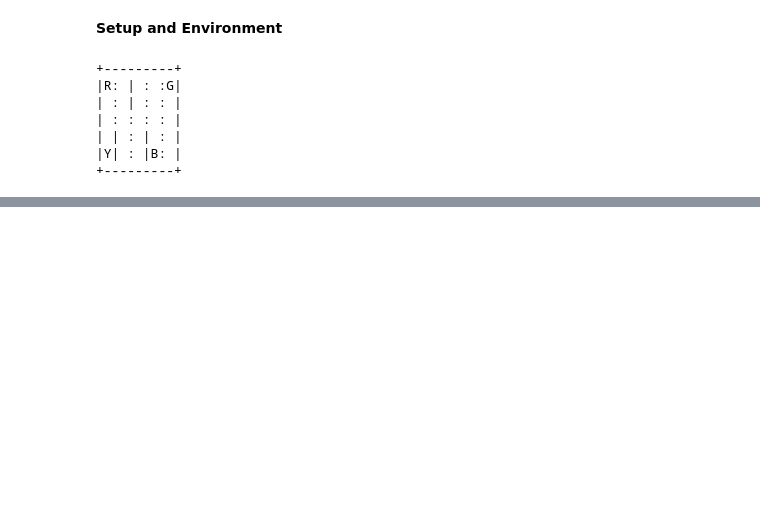
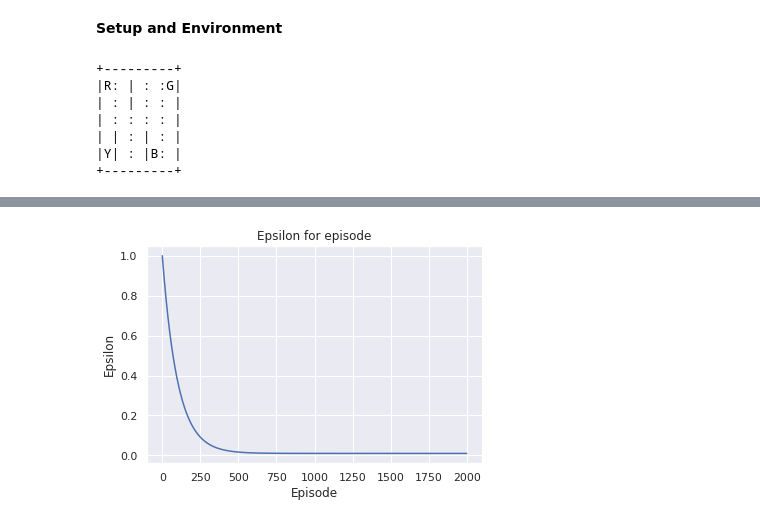
Before and after one commit to patricio-tech/proyectos, a Jupyter notebook: RL2.ipynb, the cells around one changed output, grey strips where cells are left out. Drawn from its saved outputs; the diff is of its cells as text; code cells hidden in the pictures; blank space fills up the shorter version.

```diff
--- a/RL2.ipynb
+++ b/RL2.ipynb
@@ -33,0 +138,9 @@ env.render()
+# %%
+#Visualizing the epsilons over all episodes
+plt.plot(epsilons)
+plt.xlabel('Episode')
+plt.ylabel('Epsilon')
+plt.title("Epsilon for episode")
+plt.show()
+# %% [output]
+[figure, added]
```
Also changed, not shown: parts of 7 cells of this notebook.
